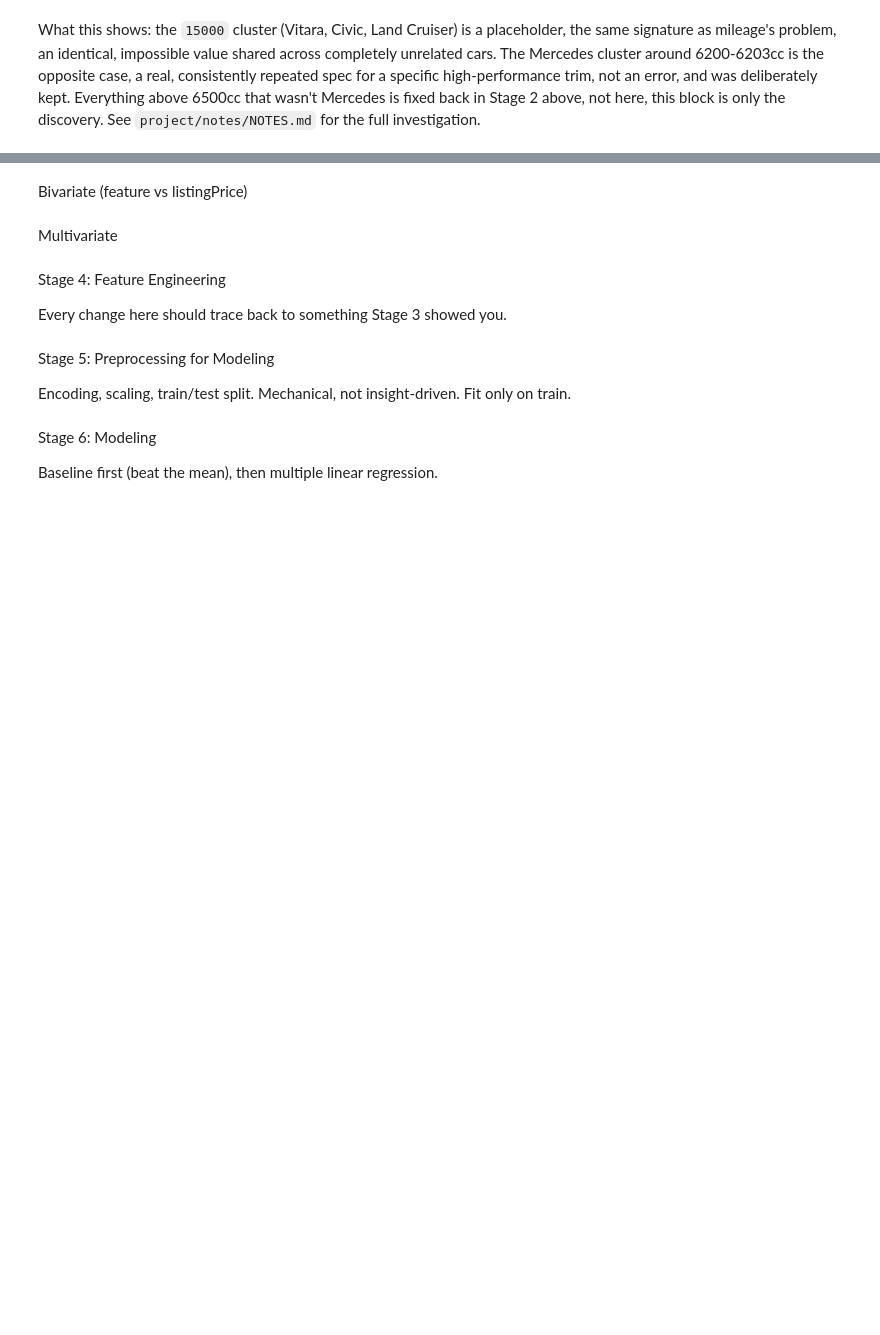
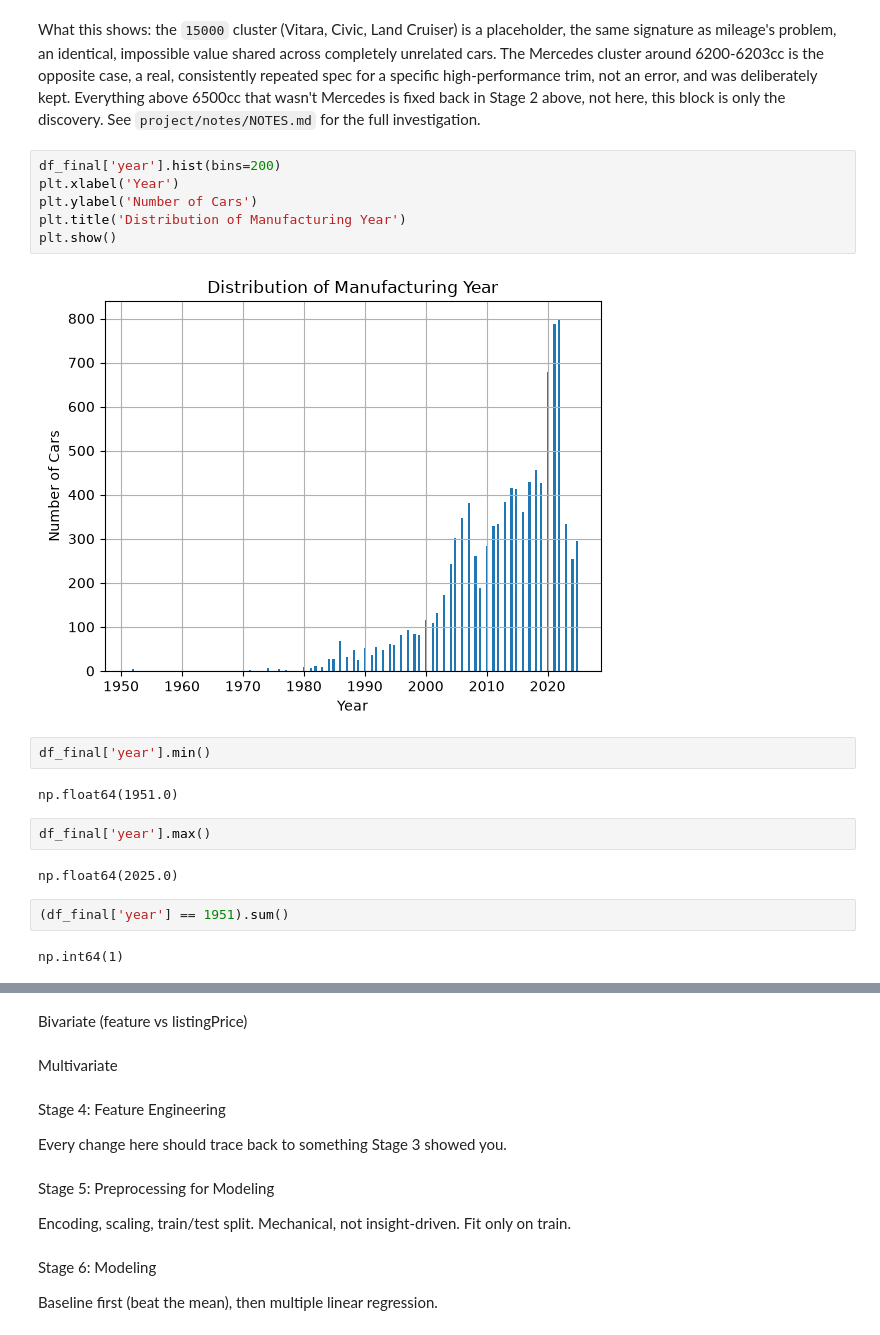
Before and after one commit to msumar7426/AI-ML-Journey, a Jupyter notebook: 01_Linear_Regression/project/used_car_price_prediction.ipynb, the cells around one changed output, grey strips where cells are left out. Saved outputs shown, nothing was run; the diff lists cells and outputs as text; blank space fills up the shorter version.

```diff
--- a/01_Linear_Regression/project/used_car_price_prediction.ipynb
+++ b/01_Linear_Regression/project/used_car_price_prediction.ipynb
@@ -355,2 +357,22 @@ df_final.sort_values(by='engine', ascending=False).head(17)
 # %% [markdown]
 What this shows: the `15000` cluster (Vitara, Civic, Land Cruiser) is a placeholder, the same signature as mileage's problem, an identical, impossible value shared across completely unrelated cars. The Mercedes cluster around 6200-6203cc is the opposite case, a real, consistently repeated spec for a specific high-performance trim, not an error, and was deliberately kept. Everything above 6500cc that wasn't Mercedes is fixed back in Stage 2 above, not here, this block is only the discovery. See `project/notes/NOTES.md` for the full investigation.
+# %%
+df_final['year'].hist(bins=200)
+plt.xlabel('Year')
+plt.ylabel('Number of Cars')
+plt.title('Distribution of Manufacturing Year')
+plt.show()
+# %% [output]
+[figure, added]
+# %%
+df_final['year'].min()
+# %% [output]
+np.float64(1951.0)
+# %%
+df_final['year'].max()
+# %% [output]
+np.float64(2025.0)
+# %%
+(df_final['year'] == 1951).sum()
+# %% [output]
+np.int64(1)
```
Also changed, not shown: parts of 7 cells of this notebook, 1 other file.
